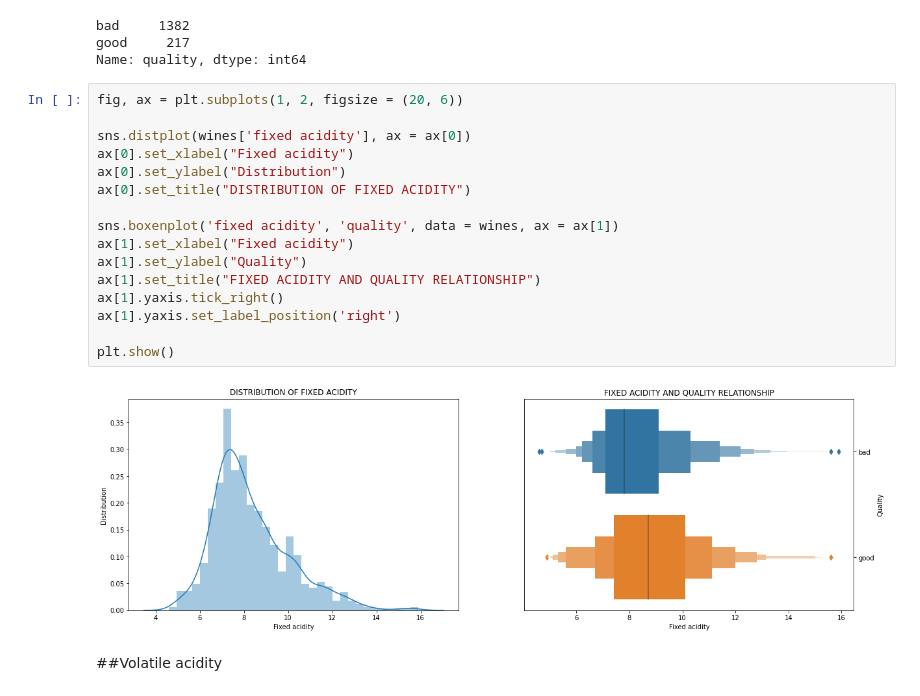
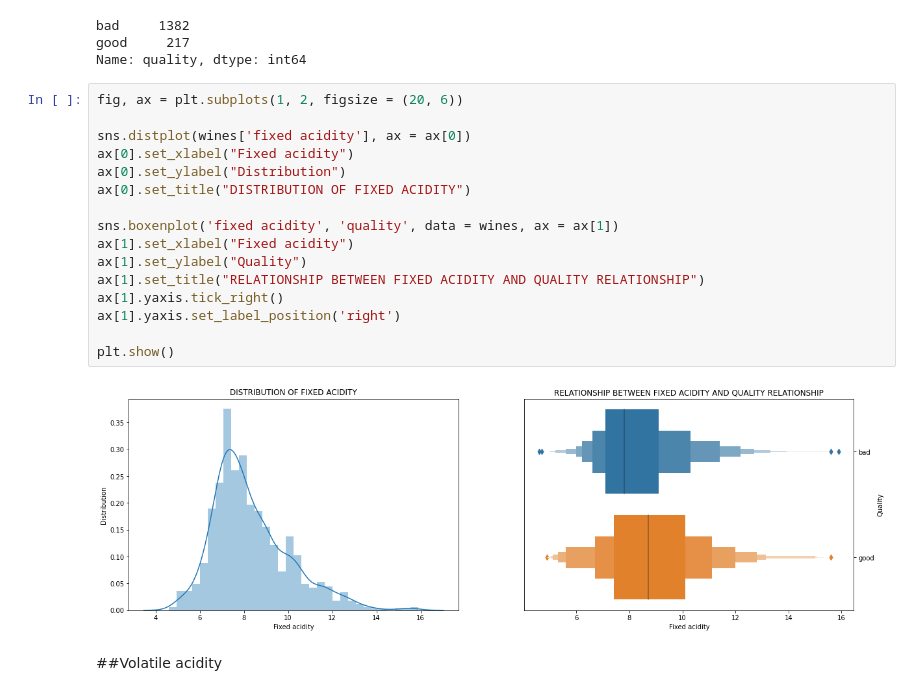
Before and after one commit to MikeDeecode/Red-wine-quality-report, a Jupyter notebook: wine_quality_analysis.ipynb, the cells around one changed output. Saved outputs shown, nothing was run; the diff lists cells and outputs as text.

```diff
--- a/wine_quality_analysis.ipynb
+++ b/wine_quality_analysis.ipynb
@@ -83,21 +87,21 @@ Name: quality, dtype: int64
 # %%
 fig, ax = plt.subplots(1, 2, figsize = (20, 6))
 
 sns.distplot(wines['fixed acidity'], ax = ax[0])
 ax[0].set_xlabel("Fixed acidity")
 ax[0].set_ylabel("Distribution")
 ax[0].set_title("DISTRIBUTION OF FIXED ACIDITY")
 
 sns.boxenplot('fixed acidity', 'quality', data = wines, ax = ax[1])
 ax[1].set_xlabel("Fixed acidity")
 ax[1].set_ylabel("Quality")
-ax[1].set_title("FIXED ACIDITY AND QUALITY RELATIONSHIP")
+ax[1].set_title("RELATIONSHIP BETWEEN FIXED ACIDITY AND QUALITY RELATIONSHIP")
 ax[1].yaxis.tick_right()
 ax[1].yaxis.set_label_position('right')
 
 plt.show()
 # %% [output]
-[figure, old version]
+[figure, new version]
 # %% [markdown]
 ##Volatile acidity
 # %%
```
Also changed, not shown: parts of 10 cells of this notebook.
